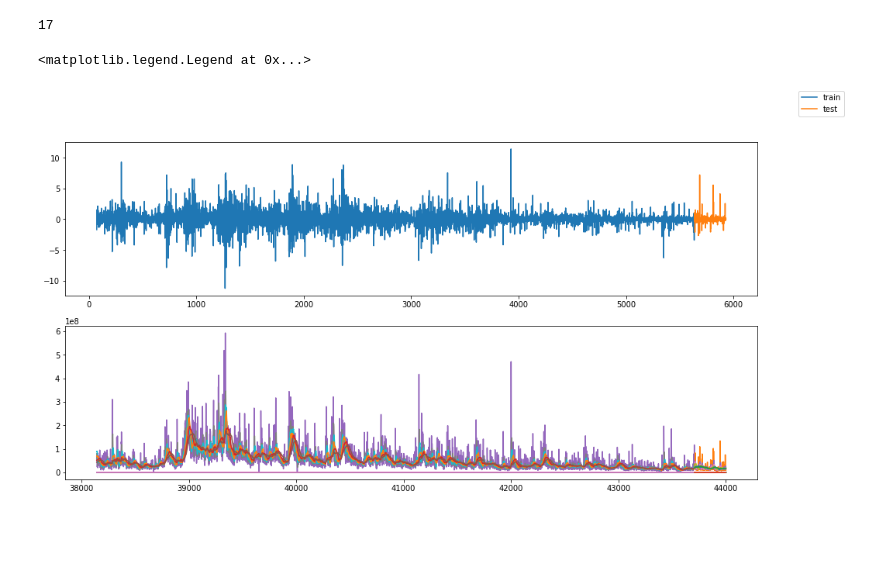
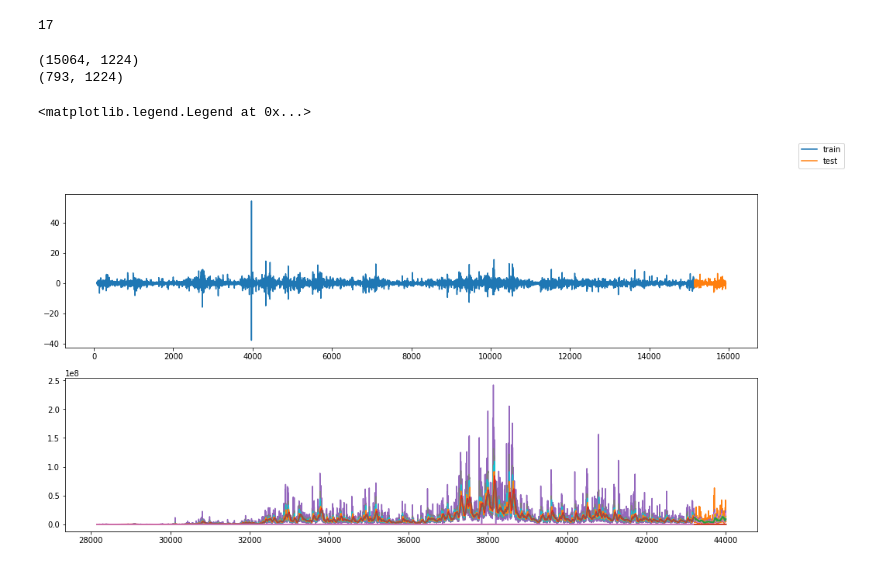
Before and after one commit to daniel-cortez-stevenson/crypto-predict, a Jupyter notebook: notebooks/preprocessing.ipynb, the cells around one changed output. Drawn from its saved outputs; the diff is of its cells as text; code cells hidden in the pictures; blank space fills up the shorter version.

```diff
--- a/notebooks/preprocessing.ipynb
+++ b/notebooks/preprocessing.ipynb
@@ -20,3 +30,2 @@ import pickle
 # %%
-df = df = pd.read_csv('../data/raw/data.csv', index_col=0)
-df = df[['timestamp','open','high','close','low','volumeto', 'volumefrom']]
+data = pd.read_csv('../data/raw/{}.csv'.format(SYM), index_col=0)
@@ -76,0 +32,11 @@ df.head()
+# %%
+df = data[['open','high','close','low','volumeto', 'volumefrom']]\
+    .pipe(truncate, LAST_N_HOURS)\
+    .pipe(calc_target, TARGET)\
+    .pipe(calc_volume_ma, MOVING_AVERAGE_LAGS)\
+    .dropna(how='any', axis=0)
+
+plt.figure(); plt.plot(df.close)
+plt.figure(); plt.plot(df.target)
+plt.figure(); plt.plot(df.filter(regex='v(t|f)'))
+df.head()
@@ -101,12 +58,22 @@ X_test = X_test.iloc[:,:-(Ty*N_FEATURES)]
+# %%
+X, y = data_to_supervised(df, Tx, Ty)
+# %%
+X_train, X_test, y_train, y_test = ttsplit_and_trim(X, y, TEST_SIZE, N_FEATURES, Ty)
+
+p(X_train.shape)
+p(X_test.shape)
+# %% [output]
+(15064, 1224)
+(793, 1224)
 # %%
 fig, ax = plt.subplots(2)
 fig.set_size_inches(16,8)
-ax[0].plot(Y_train, label='train')
-ax[0].plot(Y_test, label='test')
+ax[0].plot(y_train, label='train')
+ax[0].plot(y_test, label='test')
 
 ax[1].plot(X_train.iloc[:,-N_FEATURES:])
 ax[1].plot(X_test.iloc[:,-N_FEATURES:])
 fig.legend()
 # %% [output]
 <matplotlib.legend.Legend at 0x...>
-[figure, old version]
+[figure, new version]
```
Also changed, not shown: parts of 13 cells of this notebook, 1 other file.
